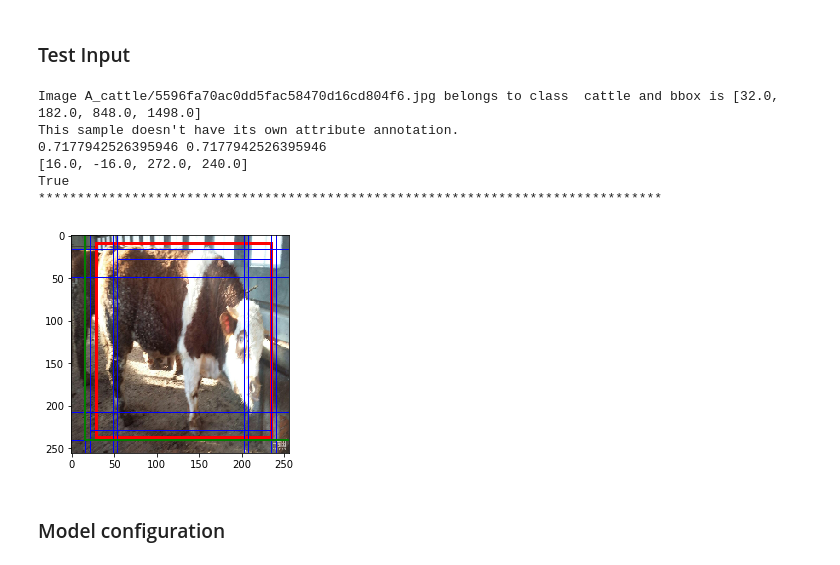
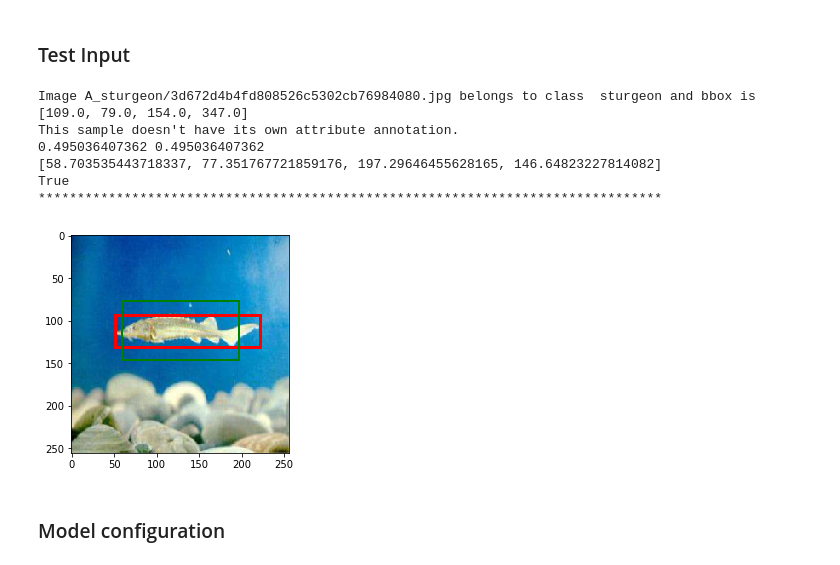
Before and after one commit to tingyumao/zsl, a Jupyter notebook: debug.ipynb, the cells around one changed output. Saved outputs shown, nothing was run; the diff lists cells and outputs as text; code cells hidden in the pictures.

Commit message:
add train

```diff
--- a/debug.ipynb
+++ b/debug.ipynb
@@ -19,6 +16,10 @@ The autoreload extension is already loaded. To reload it, use:
 # %% [markdown]
 ### Test Input
 # %%
+data_path = os.path.join(os.getcwd(), '../cai_zsl/data/train_test_a/zsl_a_animals_train_20180321')
+test_dataset = CAIData(root_dir=data_path, mode="train")
+test_dataset.prepare()
+
 #anchors = utils.generate_anchors(scales=[32, 64, 128, 256], ratios=[0.5, 2], shape=[8, 8], feature_stride=32, anchor_stride=1)
 anchors = []
 config = Config()
@@ -27,7 +28,7 @@ for i, scale in enumerate(config.ANCHOR_SCALES):
                                           feature_stride=config.FEATURE_STRIDE/(2**i), anchor_stride=1))
 anchors = np.concatenate(anchors, axis=0)
 
-test_id = random.sample(test_dataset.image_ids, 1)[0]
+test_id = 22266#random.sample(test_dataset.image_ids, 1)[0]
 
 config = Config()
 test_image, test_image_shape = test_dataset.load_image(test_id)
@@ -63,6 +64,7 @@ ax2.add_patch(
 
 cnt = 0
 iou_test = []
+iou_data = []
 max_iou = 0.0
 max_patch = []
 for i, anchor in enumerate(anchors):
@@ -71,22 +73,24 @@ for i, anchor in enumerate(anchors):
     px += feature_stride/2
     px1, py1, px2, py2 = px-pw/2, py-ph/2, px+pw/2, py+ph/2
 
-    if iou(translated_bbox, [px1, py1, px2, py2]) > 0.5:
+    iou_data.append(iou(translated_bbox, [px1, py1, px2, py2]))
+
+    if iou(translated_bbox, [px1, py1, px2, py2]) > 0.0:
         # calculate tx, ty, tw, th
         tx = (xc - px + feature_stride/2)/feature_stride
         ty = (yc - py + feature_stride/2)/feature_stride
         tw = np.log(w/float(pw))
         th = np.log(h/float(ph))
 
-        ax2.add_patch(
-            patches.Rectangle(
-                (px1, py1),
-                px2-px1,
-                py2-py1,
-                fill=False,      # remove background
-                edgecolor = "blue"
-            )
-        )
+#         ax2.add_patch(
+#             patches.Rectangle(
+#                 (px1, py1),
+#                 px2-px1,
+#                 py2-py1,
+#                 fill=False,      # remove background
+#                 edgecolor = "blue"
+#             )
+#         )
         iou_test.append(iou(translated_bbox, [px1, py1, px2, py2]))
         gt_target_object[i] = 1.0
         gt_target_bbox[i] = [tx, ty, tw, th]
@@ -95,37 +99,37 @@ for i, anchor in enumerate(anchors):
         if 0 <= tx <= 1 and 0 <= ty <= 1:
             if iou_test[-1] > max_iou:
                 max_patch = [px1, py1, px2, py2]
                 max_iou = iou_test[-1]
 
 #             gt_target_object[i] = 1.0
 #             gt_target_bbox[i] = [tx, ty, tw, th]
 #             cnt += 1
 px1, py1, px2, py2 = max_patch
 ax2.add_patch(
                 patches.Rectangle(
                     (px1, py1),
                     px2-px1,
                     py2-py1,
                     fill=False,      # remove background
                     edgecolor = "green",
                     linewidth= 2
                 )
             )
 
 print(max_iou, max(iou_test))
 print(max_patch)
 print(max(iou_test) == max_iou)
 print("*"*80)
 
 assert cnt > 0, print(cnt)
 # %% [output]
-Image A_cattle/5596fa70ac0dd5fac58470d16cd804f6.jpg belongs to class  cattle and bbox is [32.0, 182.0, 848.0, 1498.0]
+Image A_sturgeon/3d672d4b4fd808526c5302cb76984080.jpg belongs to class  sturgeon and bbox is [109.0, 79.0, 154.0, 347.0]
 This sample doesn't have its own attribute annotation.
-0.7177942526395946 0.7177942526395946
-[16.0, -16.0, 272.0, 240.0]
+0.495036407362 0.495036407362
+[58.703535443718337, 77.351767721859176, 197.29646455628165, 146.64823227814082]
 True
 ********************************************************************************
-[figure, old version]
+[figure, new version]
 # %% [markdown]
 ### Model configuration
 # %%
```
Also changed, not shown: parts of 6 cells of this notebook, 3 other files.
